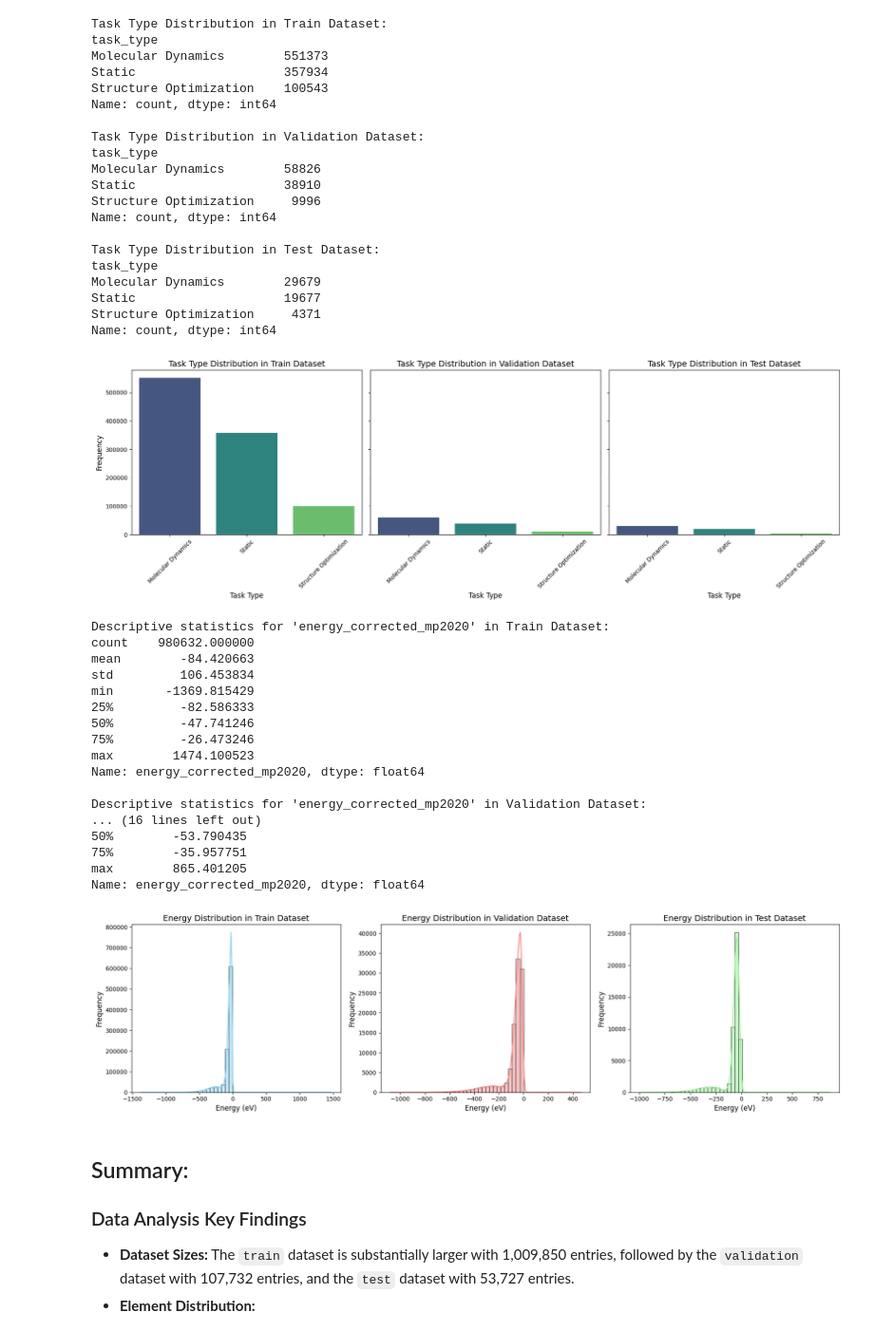
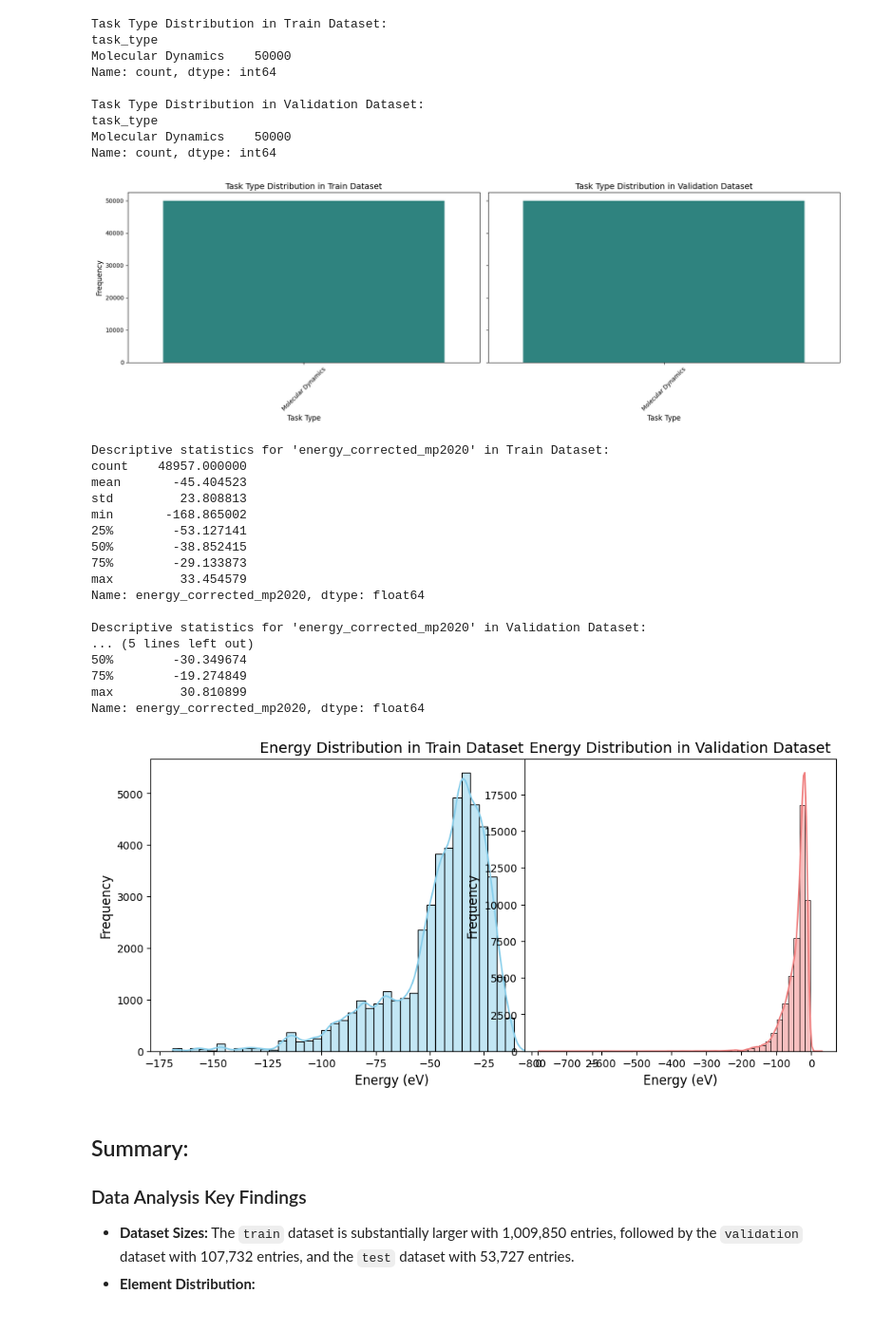
Before and after one commit to karlfindhansen/Non-Euclidean-Distances-in-Molecular-Representation, a Jupyter notebook: notebooks/omat/omat24_analysis.ipynb, the cells around one changed output. Shown at 95% size. Drawn from its saved outputs; the diff is of its cells as text; code cells hidden in the pictures.

Commit message:
changed names + omat to work on HPC

```diff
--- a/notebooks/omat/omat24_analysis.ipynb
+++ b/notebooks/omat/omat24_analysis.ipynb
@@ -11,7 +11,6 @@ import pandas as pd
 # %%
-omol_path = "../data/OMat24/"
-output_path = os.path.join(omol_path, "output")
+train_loader = OMat24Loader(split="train")
+train_df, train_counts = train_loader.get_omat24(sample_size=250000)
 
-if len(os.listdir(output_path)) == 0:
-    with tarfile.open(omol_path+"omat24_1M_251210.tar", "r") as tar:
-        tar.extractall(path=output_path)
+val_loader = OMat24Loader(split="val")
+val_df, val_counts = val_loader.get_omat24(sample_size=250000)
@@ -214,16 +121,13 @@ def get_task_type_counts(df):
 # Apply the function to each DataFrame
 train_task_type_counts = get_task_type_counts(train_df)
 val_task_type_counts = get_task_type_counts(val_df)
-test_task_type_counts = get_task_type_counts(test_df)
 
 print("Task Type Distribution in Train Dataset:")
 print(train_task_type_counts)
 print("\nTask Type Distribution in Validation Dataset:")
 print(val_task_type_counts)
-print("\nTask Type Distribution in Test Dataset:")
-print(test_task_type_counts)
 
-fig, axes = plt.subplots(1, 3, figsize=(18, 6), sharey=True)
+fig, axes = plt.subplots(1, 2, figsize=(18, 6), sharey=True)
 
 # Plot for Train Dataset
 sns.barplot(x=train_task_type_counts.index, y=train_task_type_counts.values, ax=axes[0], palette='viridis', hue=train_task_type_counts.index, legend=False)
@@ -239,92 +143,64 @@ axes[1].set_xlabel('Task Type', fontsize=12)
 axes[1].set_ylabel('Frequency', fontsize=12)
 axes[1].tick_params(axis='x', rotation=45)
 
-# Plot for Test Dataset
-sns.barplot(x=test_task_type_counts.index, y=test_task_type_counts.values, ax=axes[2], palette='viridis', hue=test_task_type_counts.index, legend=False)
-axes[2].set_title('Task Type Distribution in Test Dataset', fontsize=14)
-axes[2].set_xlabel('Task Type', fontsize=12)
-axes[2].set_ylabel('Frequency', fontsize=12)
-axes[2].tick_params(axis='x', rotation=45)
-
 plt.tight_layout()
 plt.show()
 # %% [output]
 Task Type Distribution in Train Dataset:
 task_type
-Molecular Dynamics        551373
-Static                    357934
-Structure Optimization    100543
+Molecular Dynamics    50000
 Name: count, dtype: int64
 
 Task Type Distribution in Validation Dataset:
 task_type
-Molecular Dynamics        58826
-Static                    38910
-Structure Optimization     9996
+Molecular Dynamics    50000
 Name: count, dtype: int64
-
-Task Type Distribution in Test Dataset:
-task_type
-Molecular Dynamics        29679
-Static                    19677
-Structure Optimization     4371
-Name: count, dtype: int64
-[figure, old version]
+[figure, new version]
 # %%
 print("Descriptive statistics for 'energy_corrected_mp2020' in Train Dataset:")
 print(train_df['energy_corrected_mp2020'].describe())
 
 print("\nDescriptive statistics for 'energy_corrected_mp2020' in Validation Dataset:")
 print(val_df['energy_corrected_mp2020'].describe())
-
-print("\nDescriptive statistics for 'energy_corrected_mp2020' in Test Dataset:")
-print(test_df['energy_corrected_mp2020'].describe())
 # %% [output]
 Descriptive statistics for 'energy_corrected_mp2020' in Train Dataset:
-count    980632.000000
-mean        -84.420663
-std         106.453834
-min       -1369.815429
-25%         -82.586333
-50%         -47.741246
-75%         -26.473246
-max        1474.100523
+count    48957.000000
+mean       -45.404523
+std         23.808813
+min       -168.865002
+25%        -53.127141
+50%        -38.852415
+75%        -29.133873
+max         33.454579
 Name: energy_corrected_mp2020, dtype: float64
 
 Descriptive statistics for 'energy_corrected_mp2020' in Validation Dataset:
-... (16 lines left out)
-50%        -53.790435
-75%        -35.957751
-max        865.401205
+... (5 lines left out)
+50%        -30.349674
+75%        -19.274849
+max         30.810899
 Name: energy_corrected_mp2020, dtype: float64
 # %%
 plt.figure(figsize=(18, 5))
 
 # Plot for Train Dataset
-plt.subplot(1, 3, 1)
+plt.subplot(1, 2, 1)
 sns.histplot(train_df['energy_corrected_mp2020'].dropna(), bins=50, kde=True, color='skyblue')
 plt.title('Energy Distribution in Train Dataset', fontsize=14)
 plt.xlabel('Energy (eV)', fontsize=12)
 plt.ylabel('Frequency', fontsize=12)
 
 # Plot for Validation Dataset
 plt.subplot(1, 3, 2)
 sns.histplot(val_df['energy_corrected_mp2020'].dropna(), bins=50, kde=True, color='lightcoral')
 plt.title('Energy Distribution in Validation Dataset', fontsize=14)
 plt.xlabel('Energy (eV)', fontsize=12)
 plt.ylabel('Frequency', fontsize=12)
 
-# Plot for Test Dataset
-plt.subplot(1, 3, 3)
-sns.histplot(test_df['energy_corrected_mp2020'].dropna(), bins=50, kde=True, color='lightgreen')
-plt.title('Energy Distribution in Test Dataset', fontsize=14)
-plt.xlabel('Energy (eV)', fontsize=12)
-plt.ylabel('Frequency', fontsize=12)
-
 plt.tight_layout()
 plt.show()
 # %% [output]
-[figure, old version]
+[figure, new version]
 # %% [markdown]
 ## Summary:
 
```
Also changed, not shown: parts of 7 cells of this notebook, 6 other files.
